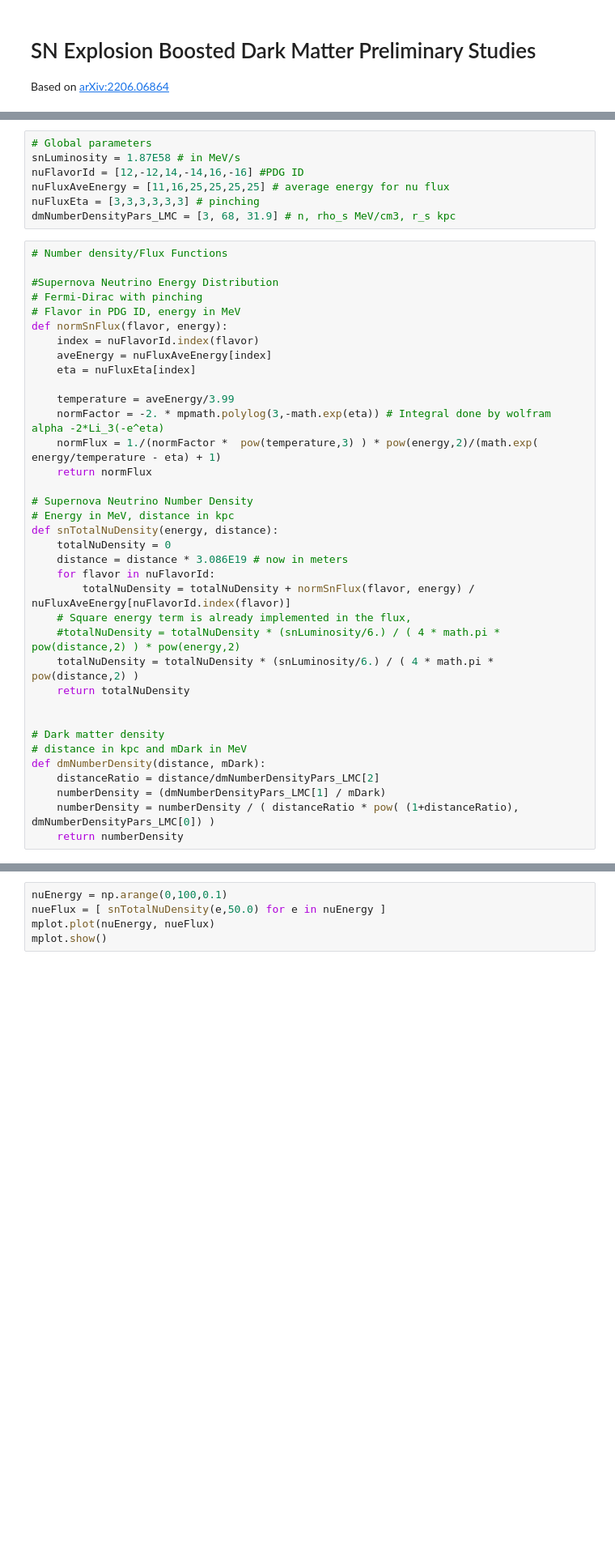
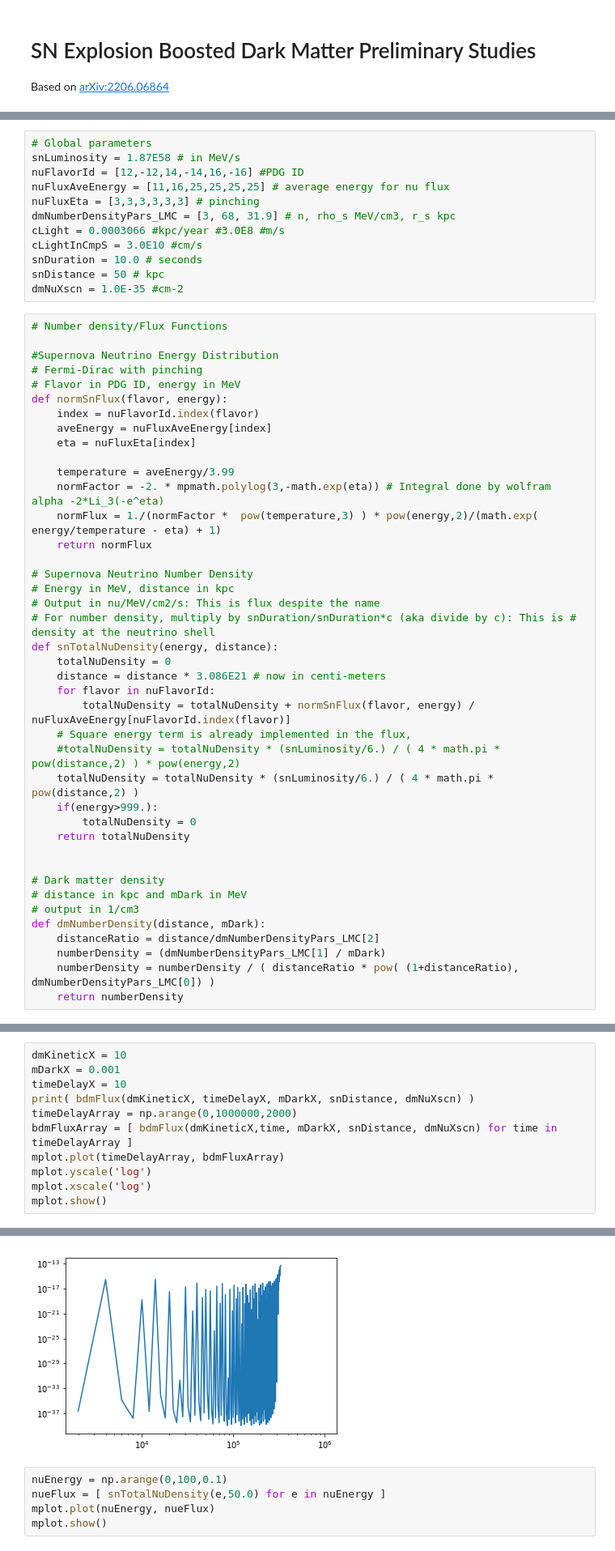
Before and after one commit to itscubist/snBdm, a Jupyter notebook: snBdm-Notebook1.ipynb, the cells around one changed output, grey strips where cells are left out. Shown at 81% size. Cells and saved outputs as stored; diff of their text form; blank space fills up the shorter version.

Commit message:
Functions to replicate figure 3, not quite working yet

```diff
--- a/snBdm-Notebook1.ipynb
+++ b/snBdm-Notebook1.ipynb
@@ -13,6 +14,11 @@ nuFlavorId = [12,-12,14,-14,16,-16] #PDG ID
 nuFluxAveEnergy = [11,16,25,25,25,25] # average energy for nu flux
 nuFluxEta = [3,3,3,3,3,3] # pinching
 dmNumberDensityPars_LMC = [3, 68, 31.9] # n, rho_s MeV/cm3, r_s kpc
+cLight = 0.0003066 #kpc/year #3.0E8 #m/s
+cLightInCmpS = 3.0E10 #cm/s
+snDuration = 10.0 # seconds
+snDistance = 50 # kpc
+dmNuXscn = 1.0E-35 #cm-2
 # %%
 # Number density/Flux Functions
 
@@ -31,19 +37,24 @@ def normSnFlux(flavor, energy):
 
 # Supernova Neutrino Number Density
 # Energy in MeV, distance in kpc
+# Output in nu/MeV/cm2/s: This is flux despite the name
+# For number density, multiply by snDuration/snDuration*c (aka divide by c): This is # density at the neutrino shell
 def snTotalNuDensity(energy, distance):
     totalNuDensity = 0
-    distance = distance * 3.086E19 # now in meters
+    distance = distance * 3.086E21 # now in centi-meters
     for flavor in nuFlavorId:
         totalNuDensity = totalNuDensity + normSnFlux(flavor, energy) / nuFluxAveEnergy[nuFlavorId.index(flavor)]
     # Square energy term is already implemented in the flux,
     #totalNuDensity = totalNuDensity * (snLuminosity/6.) / ( 4 * math.pi * pow(distance,2) ) * pow(energy,2)
     totalNuDensity = totalNuDensity * (snLuminosity/6.) / ( 4 * math.pi * pow(distance,2) )
+    if(energy>999.):
+        totalNuDensity = 0
     return totalNuDensity
 
 
 # Dark matter density
 # distance in kpc and mDark in MeV
+# output in 1/cm3
 def dmNumberDensity(distance, mDark):
     distanceRatio = distance/dmNumberDensityPars_LMC[2]
     numberDensity = (dmNumberDensityPars_LMC[1] / mDark)
@@ -74,0 +162,12 @@ def dmKinetic(nuEnergy, mDark, alpha):
+# %%
+dmKineticX = 10
+mDarkX = 0.001
+timeDelayX = 10
+print( bdmFlux(dmKineticX, timeDelayX, mDarkX, snDistance, dmNuXscn) )
+timeDelayArray = np.arange(0,1000000,2000)
+bdmFluxArray = [ bdmFlux(dmKineticX,time, mDarkX, snDistance, dmNuXscn) for time in timeDelayArray ]
+mplot.plot(timeDelayArray, bdmFluxArray)
+mplot.yscale('log')
+mplot.xscale('log')
+mplot.show()
+# %% [output]
@@ -75,3 +175,4 @@ def dmKinetic(nuEnergy, mDark, alpha):
+[figure, added]
 # %%
 nuEnergy = np.arange(0,100,0.1)
 nueFlux = [ snTotalNuDensity(e,50.0) for e in nuEnergy ]
```
Also changed, not shown: parts of 13 cells of this notebook.
